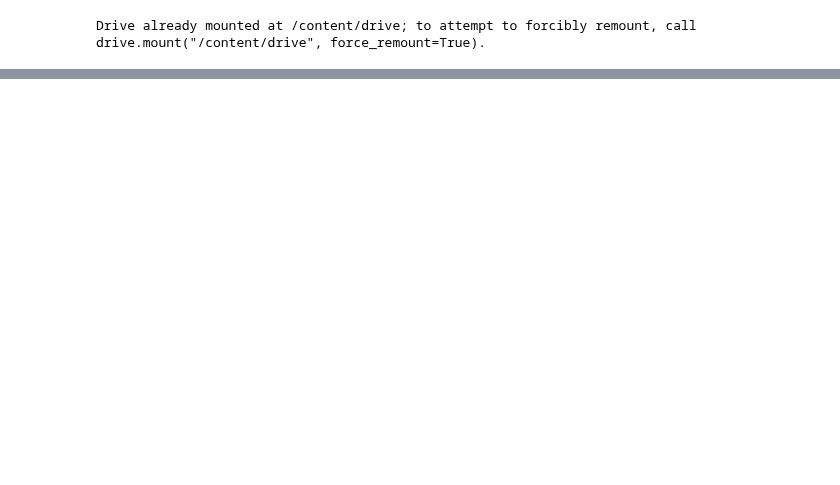
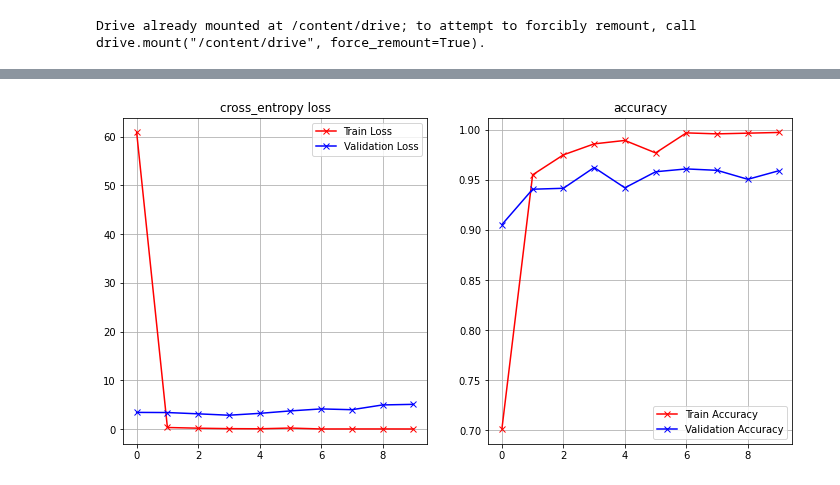
Before and after one commit to 0x416C657852/DiceClassificationCNN, a Jupyter notebook: DiceClassificationCNN.ipynb, the cells around one changed output, grey strips where cells are left out. Cells and saved outputs as stored; diff of their text form; code cells hidden in the pictures; blank space fills up the shorter version.

```diff
--- a/DiceClassificationCNN.ipynb
+++ b/DiceClassificationCNN.ipynb
@@ -70,0 +79,10 @@ for images, labels in train_ds.take(1):
+# %%
+model = Sequential([
+    Conv2D(filters=32, kernel_size=(3, 3), activation='relu', padding = 'same', input_shape=(480,480,3)),
+    MaxPool2D(pool_size=(2, 2), strides=2),
+    Conv2D(filters=64, kernel_size=(3, 3), activation='relu', padding = 'same'),
+    MaxPool2D(pool_size=(2, 2), strides=2),
+    Flatten(),
+    Dense(units=6, activation='softmax')
+])
+model.summary()
@@ -70,0 +110,10 @@ for images, labels in train_ds.take(1):
+# %%
+model.compile(optimizer=Adam(learning_rate=0.0001), loss='categorical_crossentropy', metrics=['accuracy'])
+# %%
+history = model.fit(x=train_batches,
+    steps_per_epoch=len(train_batches),
+    validation_data=valid_batches,
+    validation_steps=len(valid_batches),
+    epochs=10,
+    verbose=1
+)
@@ -70,0 +148,22 @@ for images, labels in train_ds.take(1):
+# %%
+def plot_loss_accuracy(history):
+    fig = plt.figure(figsize=(12, 6))
+    ax = fig.add_subplot(1, 2, 1)
+    ax.plot(history.history["loss"],'r-x', label="Train Loss")
+    ax.plot(history.history["val_loss"],'b-x', label="Validation Loss")
+    ax.legend()
+    ax.set_title('cross_entropy loss')
+    ax.grid(True)
+
+
+    ax = fig.add_subplot(1, 2, 2)
+    ax.plot(history.history["accuracy"],'r-x', label="Train Accuracy")
+    ax.plot(history.history["val_accuracy"],'b-x', label="Validation Accuracy")
+    ax.legend()
+    ax.set_title('accuracy')
+    ax.grid(True)
+
+
+plot_loss_accuracy(history)
+# %% [output]
+[figure, added]
```
Also changed, not shown: parts of 11 cells of this notebook.
